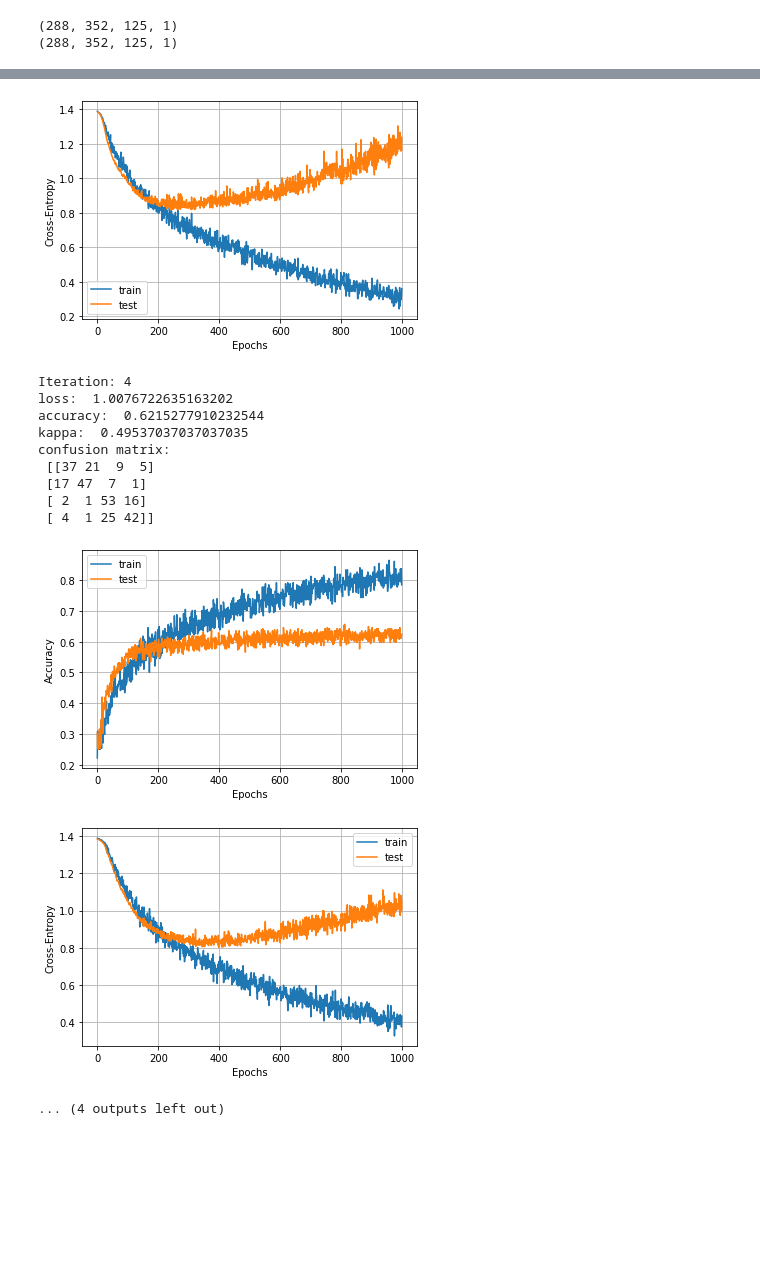
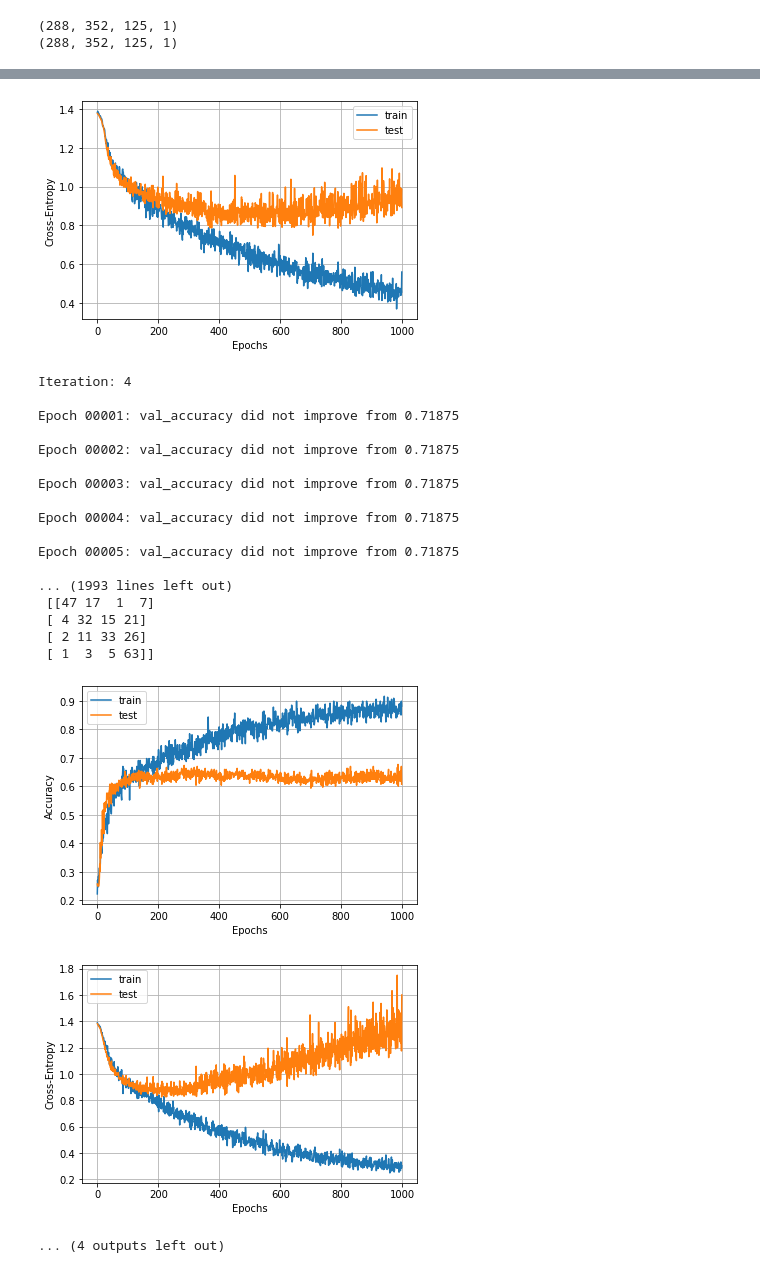
Before and after one commit to EdgarMoyete/Deep-Learning-BCI-IV-2a, a Jupyter notebook: Escalogramas-CWT/CWT3D-CNN2D-V-DataAugmentation.ipynb, the cells around one changed output, grey strips where cells are left out. Drawn from its saved outputs; the diff is of its cells as text; code cells hidden in the pictures; blank space fills up the shorter version.

Commit message:
modelcheckpoint

```diff
--- a/Escalogramas-CWT/CWT3D-CNN2D-V-DataAugmentation.ipynb
+++ b/Escalogramas-CWT/CWT3D-CNN2D-V-DataAugmentation.ipynb
@@ -45,10 +41,10 @@ K.image_data_format()
 # %% [output]
 'channels_last'
 # %%
-x_train = pd.read_csv("/content/drive/My Drive/BCI-IV-2a/RAW/MI-EEG-A01T.csv", header=None)
-x_test = pd.read_csv("/content/drive/My Drive/BCI-IV-2a/RAW/MI-EEG-A01E.csv", header=None)
-y_train = pd.read_csv("/content/drive/My Drive/BCI-IV-2a/RAW/EtiquetasA01T.csv", header=None)
-y_test = pd.read_csv("/content/drive/My Drive/BCI-IV-2a/RAW/EtiquetasA01E.csv", header=None)
+x_train = pd.read_csv("/content/drive/My Drive/BCI-IV-2a/RAW/MI-EEG-A09T.csv", header=None)
+x_test = pd.read_csv("/content/drive/My Drive/BCI-IV-2a/RAW/MI-EEG-A09E.csv", header=None)
+y_train = pd.read_csv("/content/drive/My Drive/BCI-IV-2a/RAW/EtiquetasA09T.csv", header=None)
+y_test = pd.read_csv("/content/drive/My Drive/BCI-IV-2a/RAW/EtiquetasA09E.csv", header=None)
 # %%
 print(x_train.shape)
 print(x_test.shape)
@@ -132,8 +138,8 @@ x_train = x_train.astype('float32')
 x_test = x_test.astype('float32')
 
 #escalar los valores en un rango de 0 a 1 (normalizar)
-x_train /= 61.0
-x_test /= 61.0
+x_train /= 146.0
+x_test /= 146.0
 # %%
 print(np.max(x_train))
 print(np.max(x_test))
@@ -161,8 +169,8 @@ datagen_train = ImageDataGenerator(width_shift_range=0.25)
 # %%
 # usa el .hdf5
 # mc = ModelCheckpoint('best.h5', monitor='val_accuracy', save_best_only=True)
-#mc = ModelCheckpoint('/content/drive/My Drive/BCI-IV-2a/Modelos/Mejor_modelo_CWTDA01.hdf5',
-#monitor='val_accuracy', save_best_only=True)
+mc = ModelCheckpoint('/content/drive/My Drive/BCI-IV-2a/Modelos/Modelo_CWTDA09.hdf5',
+                     monitor='val_accuracy', save_best_only=True, verbose=1)
 # %%
 def CNN_2D():
   model = Sequential()
@@ -195,8 +203,7 @@ for i in range(5):
                                 steps_per_epoch=np.ceil(n_samples_train/18),
                                 epochs=1000,
                                 validation_data=(x_test, y_test_categorical),
-                                verbose=0)
-                                # callbacks=[mc]
+                                verbose=0, callbacks=[mc])
 
   test_loss, test_acc = model.evaluate(x_test, y_test_categorical, verbose=0)
   array_loss.append(test_loss)
@@ -270,15 +301,23 @@ confusion matrix:
-[figure, old version]
+[figure, new version]
 Iteration: 4
-loss:  1.0076722635163202
-accuracy:  0.6215277910232544
-kappa:  0.49537037037037035
-confusion matrix:
- [[37 21  9  5]
- [17 47  7  1]
- [ 2  1 53 16]
- [ 4  1 25 42]]
+
+Epoch 00001: val_accuracy did not improve from 0.71875
+
+Epoch 00002: val_accuracy did not improve from 0.71875
+
+Epoch 00003: val_accuracy did not improve from 0.71875
+
+Epoch 00004: val_accuracy did not improve from 0.71875
+
+Epoch 00005: val_accuracy did not improve from 0.71875
+
+... (1993 lines left out)
+ [[47 17  1  7]
+ [ 4 32 15 21]
+ [ 2 11 33 26]
+ [ 1  3  5 63]]
-[figure, old version]
+[figure, new version]
-[figure, old version]
+[figure, new version]
 ... (4 outputs left out)
 # %%
 model.summary()
```
Also changed, not shown: parts of 10 cells of this notebook, 8 other files.
